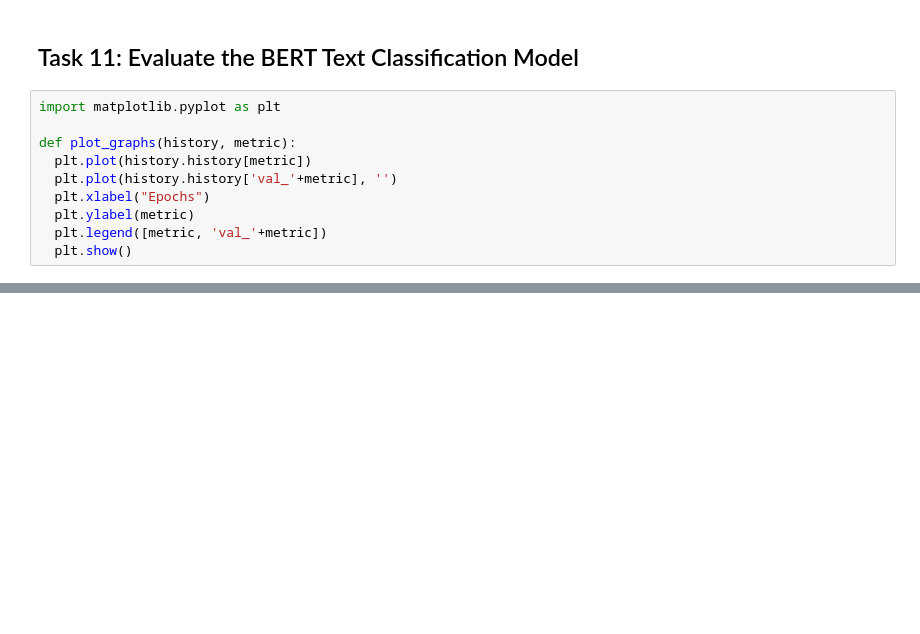
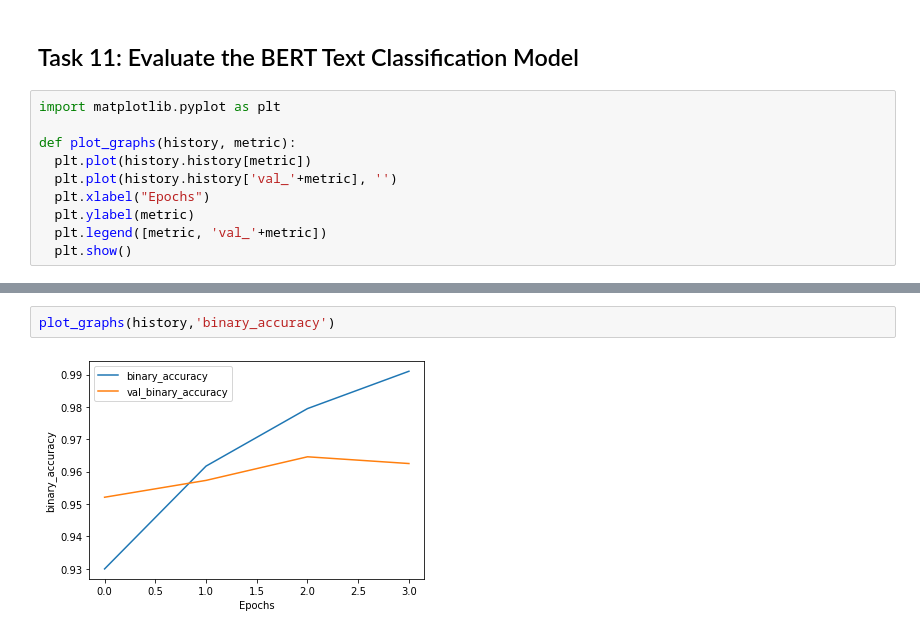
Before and after one commit to sarthakkaushik/BERT, a Jupyter notebook: Fine_Tune_BERT_for_Text_Classification_with_TensorFlow.ipynb, the cells around one changed output, grey strips where cells are left out. Drawn from its saved outputs; the diff is of its cells as text; blank space fills up the shorter version.

```diff
--- a/Fine_Tune_BERT_for_Text_Classification_with_TensorFlow.ipynb
+++ b/Fine_Tune_BERT_for_Text_Classification_with_TensorFlow.ipynb
@@ -185,0 +419,4 @@ def plot_graphs(history, metric):
+# %%
+plot_graphs(history,'binary_accuracy')
+# %% [output]
+[figure, added]
```
Also changed, not shown: parts of 31 cells of this notebook.
